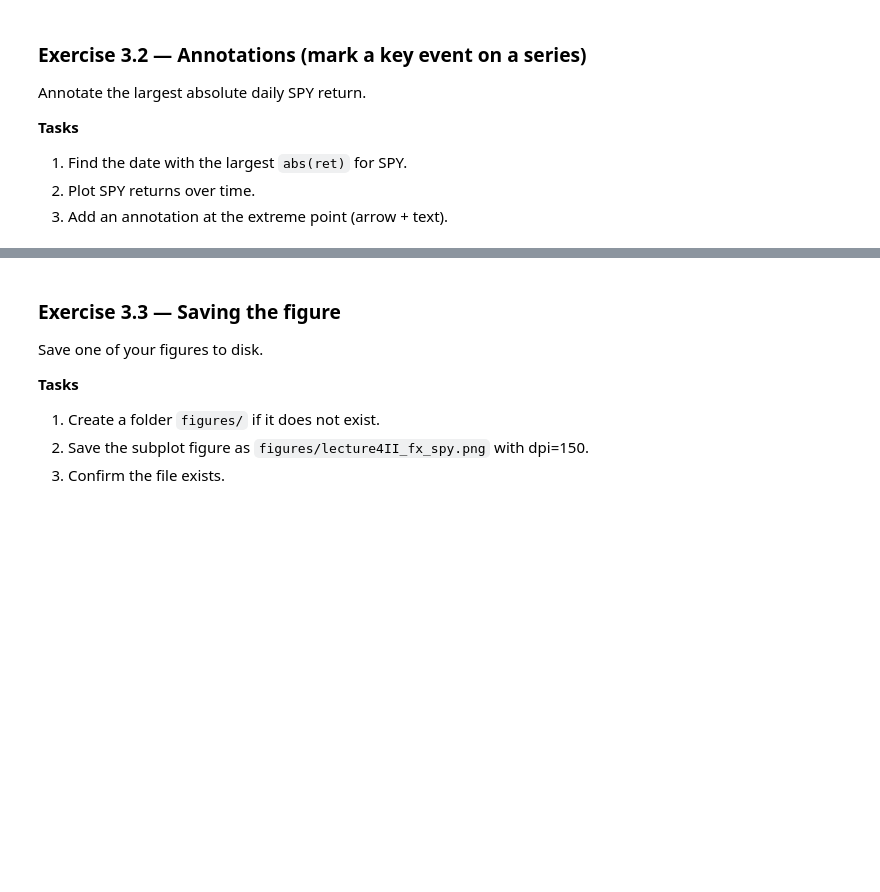
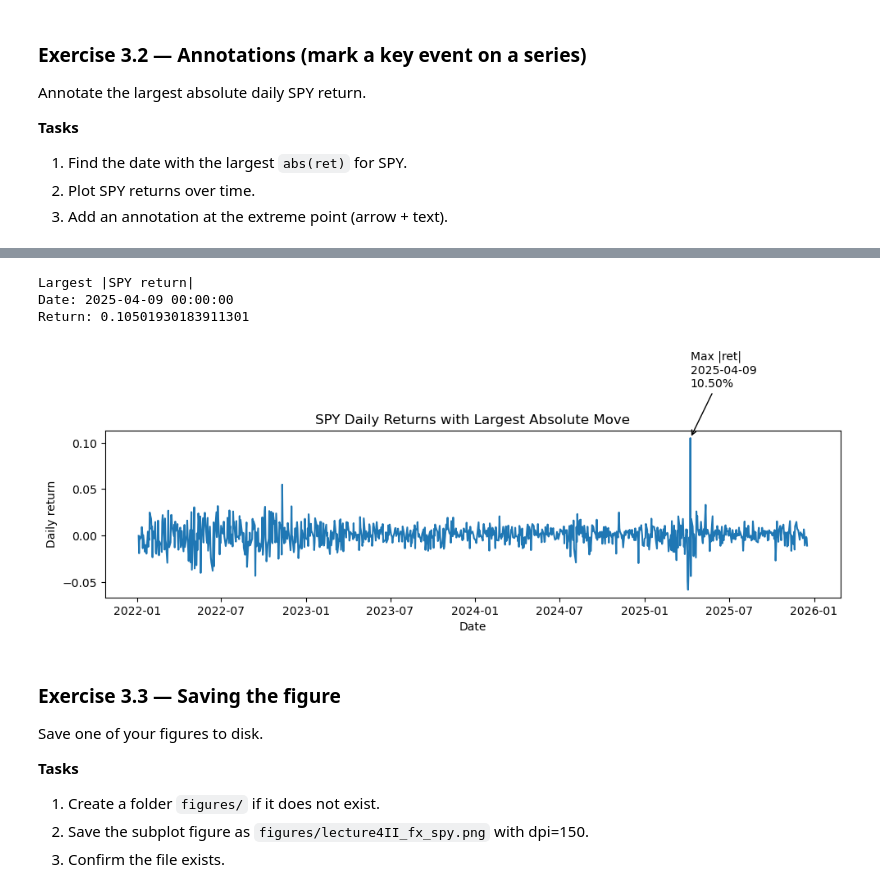
Before and after one commit to anzonyquispe/Python-for-Finance, a Jupyter notebook: homeworks/Assignment_3/Group 6.ipynb, the cells around one changed output, grey strips where cells are left out. Drawn from its saved outputs; the diff is of its cells as text; code cells hidden in the pictures; blank space fills up the shorter version.

```diff
--- a/homeworks/Assignment_3/Group 6.ipynb
+++ b/homeworks/Assignment_3/Group 6.ipynb
@@ -1037,3 +1234,48 @@ Annotate the largest absolute daily SPY return.
+# %%
+import matplotlib.pyplot as plt
+import numpy as np
+
+# 1) Filter SPY returns
+spy_ret = (
+    usa.loc[usa["ticker"] == "SPY", ["date", "ret"]]
+       .dropna()
+       .sort_values("date")
+       .reset_index(drop=True)
+)
+
+# 2) Find date with largest absolute return
+idx_ext = spy_ret["ret"].abs().idxmax()
+ext_date = spy_ret.loc[idx_ext, "date"]
+ext_ret  = spy_ret.loc[idx_ext, "ret"]
+
+print("Largest |SPY return|")
+print("Date:", ext_date)
+print("Return:", ext_ret)
+
+# 3) Plot SPY returns
+fig, ax = plt.subplots(figsize=(10,4))
+ax.plot(spy_ret["date"], spy_ret["ret"])
+ax.set_title("SPY Daily Returns with Largest Absolute Move")
+ax.set_xlabel("Date")
+ax.set_ylabel("Daily return")
+
+# 4) Annotation
+ax.annotate(
+    f"Max |ret|\n{ext_date.date()}\n{ext_ret:.2%}",
+    xy=(ext_date, ext_ret),
+    xytext=(ext_date, ext_ret * 1.5),
+    arrowprops=dict(arrowstyle="->"),
+    ha="left",
+    va="bottom"
+)
+
+fig.tight_layout()
+plt.show()
+# %% [output]
+Largest |SPY return|
+Date: 2025-04-09 00:00:00
+Return: 0.10501930183911301
+[figure, added]
 # %% [markdown]
 ### Exercise 3.3 — Saving the figure
 Save one of your figures to disk.
```
Also changed, not shown: parts of 4 cells of this notebook, 2 other files.
